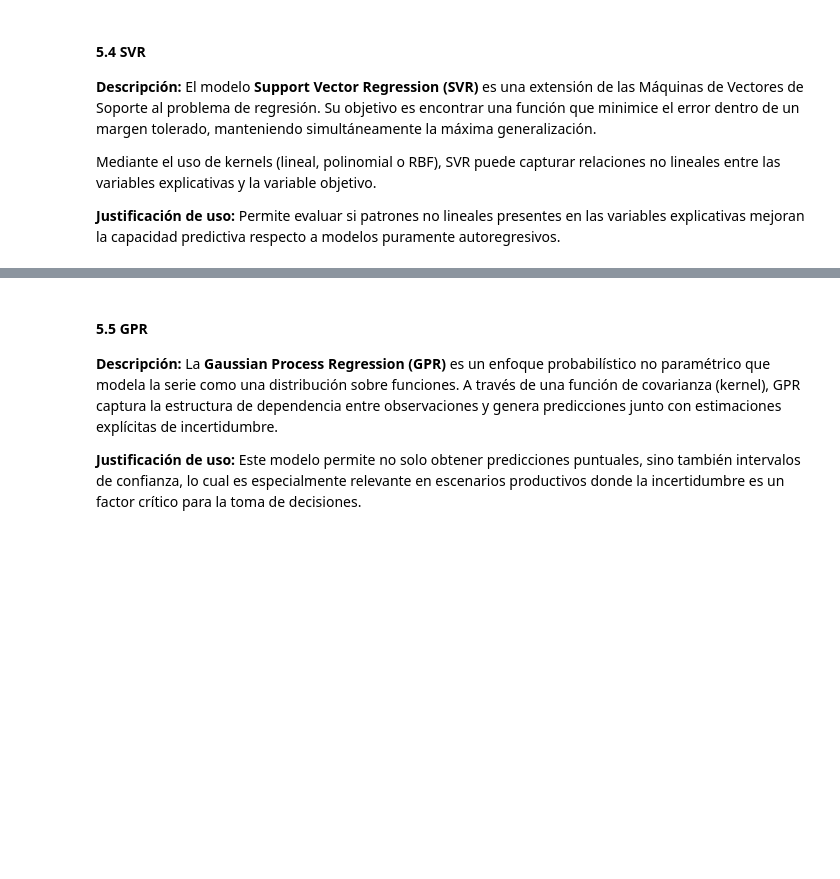
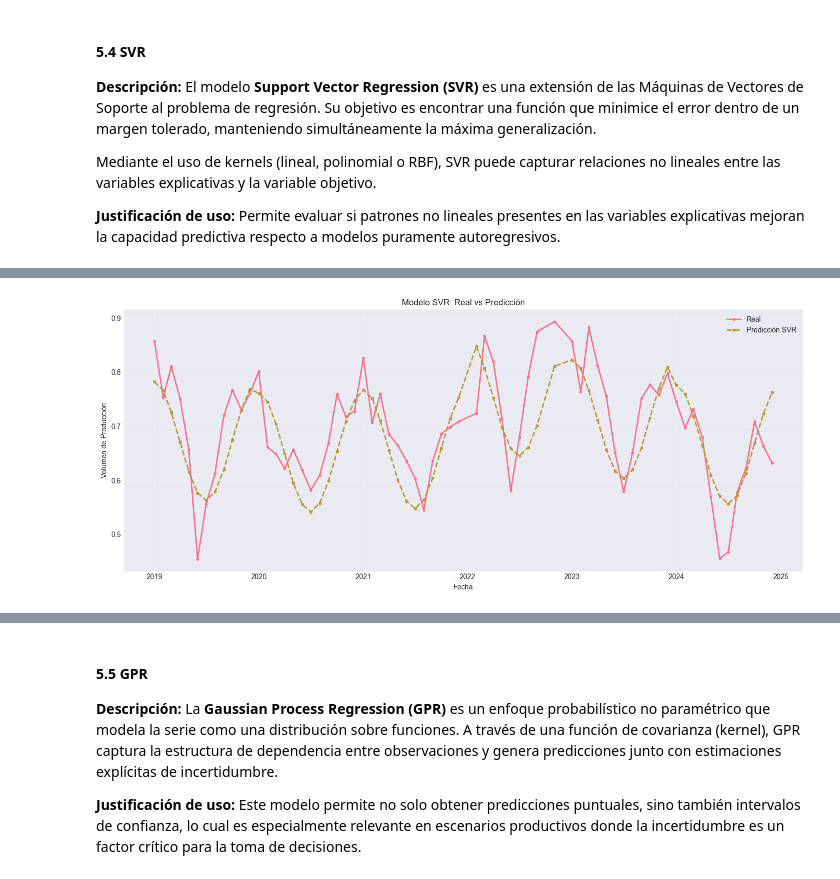
Before and after one commit to juan-pablo-lopez/tc5035-ene26-equipo29, a Jupyter notebook: Avance4.Equipo29.ipynb, the cells around one changed output, grey strips where cells are left out. Drawn from its saved outputs; the diff is of its cells as text; code cells hidden in the pictures; blank space fills up the shorter version.

Commit message:
SVR_and_MLP_model_training

```diff
--- a/Avance4.Equipo29.ipynb
+++ b/Avance4.Equipo29.ipynb
@@ -853,0 +854,14 @@ Modelo 3: Por implementar
+# %%
+# Definir modelo
+svr_model = SVR(
+                kernel='rbf',
+                C=100,
+                epsilon=0.01,
+                gamma= 0.001
+               )
+
+# Entrenamiento
+svr_model.fit(X_train, y_train)
+
+# Predicción
+y_svr = svr_model.predict(X_test)
@@ -853,0 +916,14 @@ Modelo 3: Por implementar
+# %%
+# Visualización: Modelo SVR Predicciones sobre el conjunto de prueba
+fig, ax = plt.subplots(figsize=(14, 6))
+ax.plot(y_test.index, y_test.values, label='Real', linewidth=2, marker='o', markersize=3)
+ax.plot(y_test.index, y_svr, label='Predicción SVR', linewidth=2, linestyle='--', marker='s', markersize=3)
+ax.set_xlabel('Fecha')
+ax.set_ylabel('Volumen de Producción')
+ax.set_title('Modelo SVR: Real vs Predicción')
+ax.legend()
+ax.grid(True, alpha=0.3)
+plt.tight_layout()
+plt.show()
+# %% [output]
+[figure, added]
```
Also changed, not shown: parts of 36 cells of this notebook.
